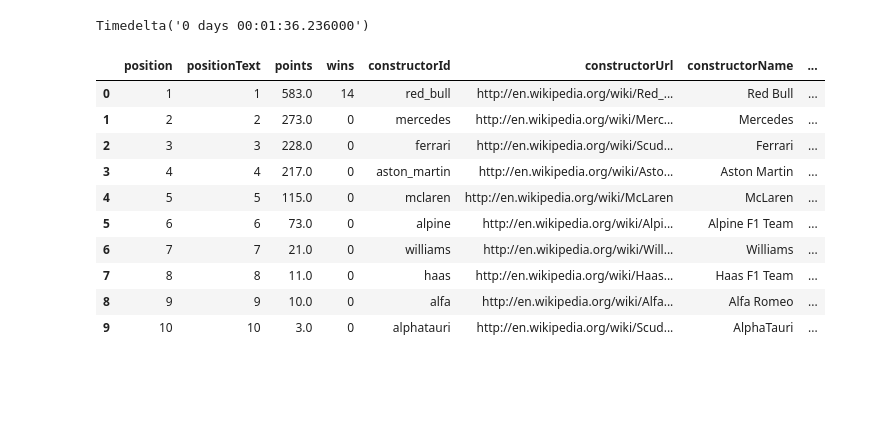
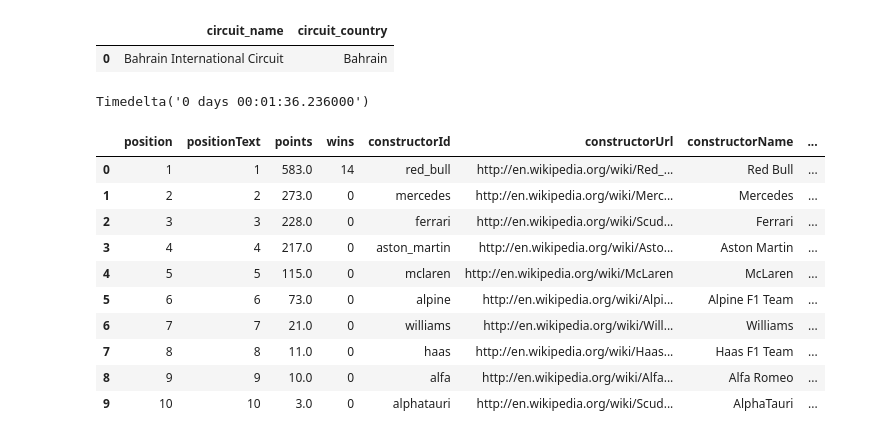
Before and after one commit to danielAcl9/formula1_pract, a Jupyter notebook: newCSV.ipynb, the cells around one changed output. Cells and saved outputs as stored; diff of their text form; code cells hidden in the pictures; blank space fills up the shorter version.

```diff
--- a/newCSV.ipynb
+++ b/newCSV.ipynb
@@ -35,0 +36,9 @@ core           INFO     Finished loading data for 20 drivers: ['1', '11', '14',
+# %%
+carrera = ergast.get_circuits(season=2023, round=14)
+carrera
+nombre = str(carrera['circuitName'])
+
+
+result = nombre.rsplit('\n', 3)[0]
+resultant_string = result[5:]
+print(resultant_string)
@@ -63,3 +79,12 @@ df.head(5)
+# %%
+df2 = pd.DataFrame()
+
+df2['circuit_name'] = carrera['circuitName']
+df2['circuit_country'] = carrera['country']
+df2
+# %% [output]
+|  | circuit_name | circuit_country |
+| 0 | Bahrain International Circuit | Bahrain |
 # %%
 #Vuelta más rápida de la carrera
 ver_lap = laps.pick_driver('VER')
```
Also changed, not shown: parts of 6 cells of this notebook, 2 other files.
